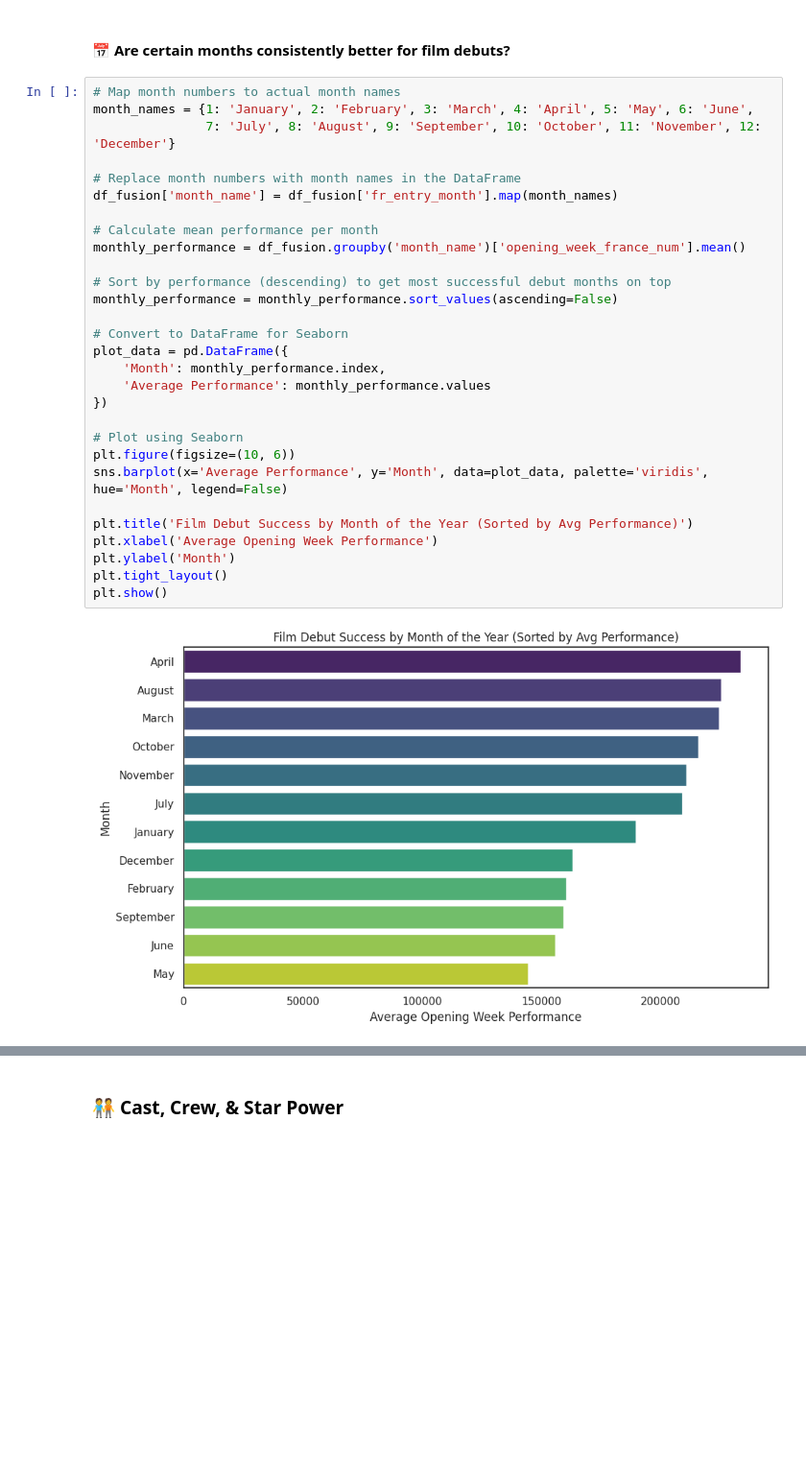
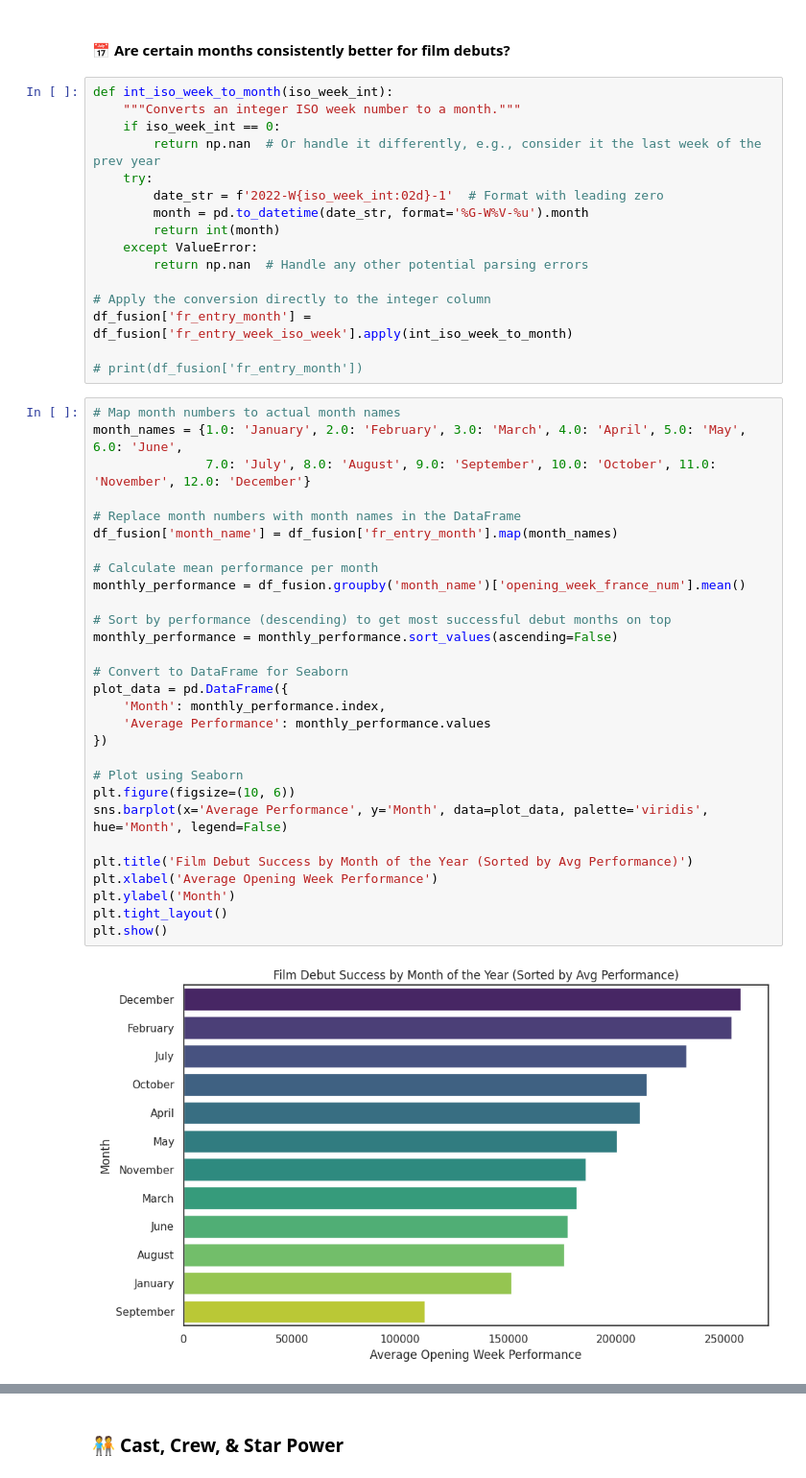
Before and after one commit to MichAdebayo/new-is-always-better, a Jupyter notebook: machine_learning/allocine_analysis.ipynb, the cells around one changed output, grey strips where cells are left out. Shown at 96% size. Drawn from its saved outputs; the diff is of its cells as text; blank space fills up the shorter version.

```diff
--- a/machine_learning/allocine_analysis.ipynb
+++ b/machine_learning/allocine_analysis.ipynb
@@ -898,34 +900,50 @@ plt.show()
 [figure]
 # %% [markdown]
 #### 📅 Are certain months consistently better for film debuts?
+# %%
+def int_iso_week_to_month(iso_week_int):
+    """Converts an integer ISO week number to a month."""
+    if iso_week_int == 0:
+        return np.nan  # Or handle it differently, e.g., consider it the last week of the prev year
+    try:
+        date_str = f'2022-W{iso_week_int:02d}-1'  # Format with leading zero
+        month = pd.to_datetime(date_str, format='%G-W%V-%u').month
+        return int(month)
+    except ValueError:
+        return np.nan  # Handle any other potential parsing errors
+
+# Apply the conversion directly to the integer column
+df_fusion['fr_entry_month'] = df_fusion['fr_entry_week_iso_week'].apply(int_iso_week_to_month)
+
+# print(df_fusion['fr_entry_month'])
 # %%
 # Map month numbers to actual month names
-month_names = {1: 'January', 2: 'February', 3: 'March', 4: 'April', 5: 'May', 6: 'June',
-               7: 'July', 8: 'August', 9: 'September', 10: 'October', 11: 'November', 12: 'December'}
+month_names = {1.0: 'January', 2.0: 'February', 3.0: 'March', 4.0: 'April', 5.0: 'May', 6.0: 'June',
+               7.0: 'July', 8.0: 'August', 9.0: 'September', 10.0: 'October', 11.0: 'November', 12.0: 'December'}
 
 # Replace month numbers with month names in the DataFrame
 df_fusion['month_name'] = df_fusion['fr_entry_month'].map(month_names)
 
 # Calculate mean performance per month
 monthly_performance = df_fusion.groupby('month_name')['opening_week_france_num'].mean()
 
 # Sort by performance (descending) to get most successful debut months on top
 monthly_performance = monthly_performance.sort_values(ascending=False)
 
 # Convert to DataFrame for Seaborn
 plot_data = pd.DataFrame({
     'Month': monthly_performance.index,
     'Average Performance': monthly_performance.values
 })
 
 # Plot using Seaborn
 plt.figure(figsize=(10, 6))
 sns.barplot(x='Average Performance', y='Month', data=plot_data, palette='viridis', hue='Month', legend=False)
 
 plt.title('Film Debut Success by Month of the Year (Sorted by Avg Performance)')
 plt.xlabel('Average Opening Week Performance')
 plt.ylabel('Month')
 plt.tight_layout()
 plt.show()
 # %% [output]
-[figure, old version]
+[figure, new version]
```
Also changed, not shown: parts of 20 cells of this notebook.
